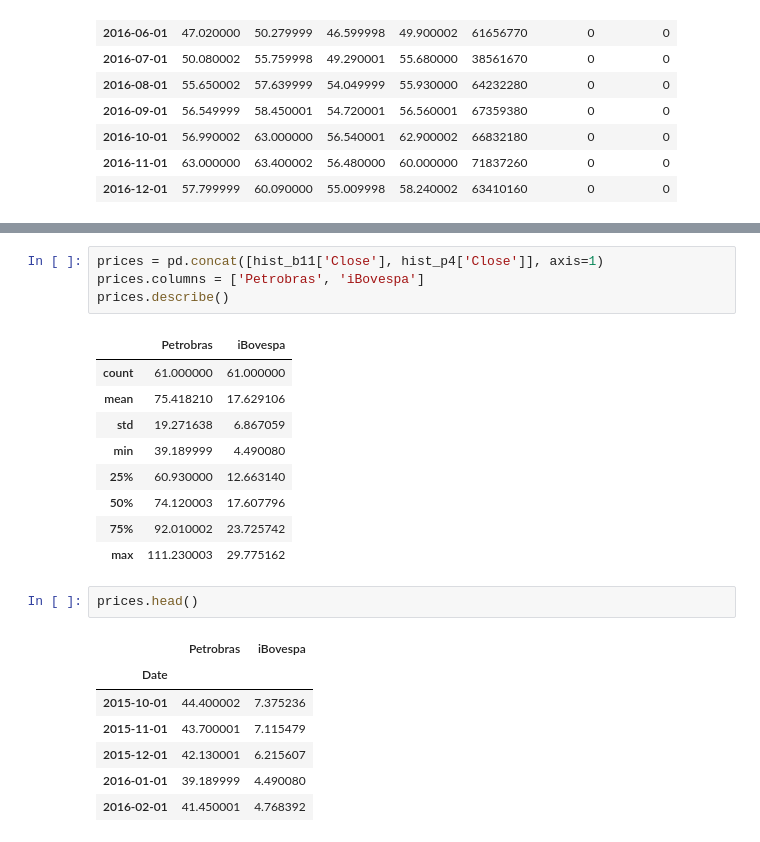
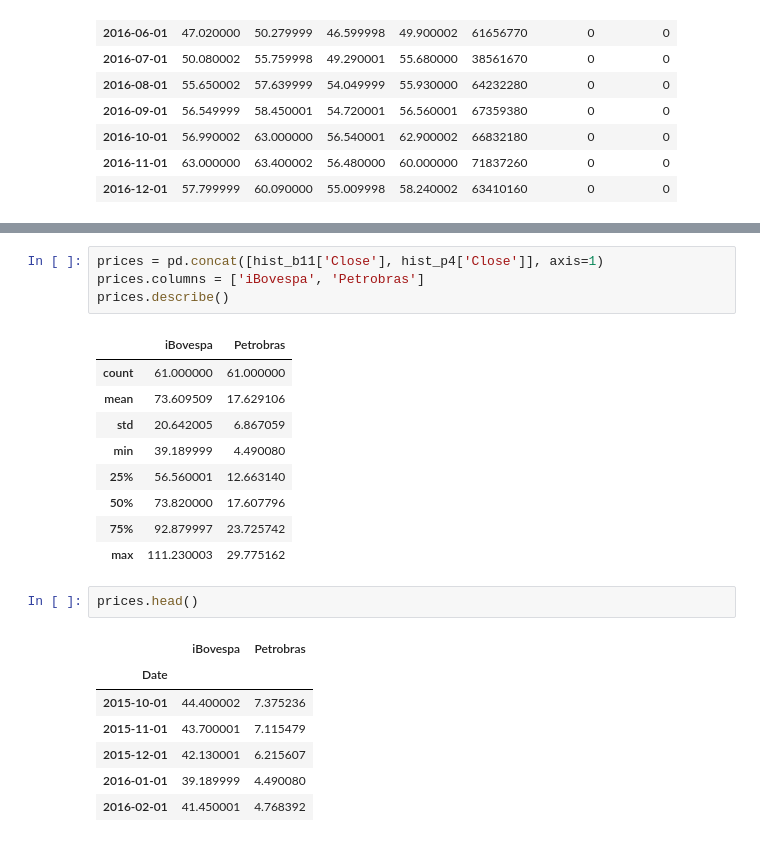
Before and after one commit to BretasArthur/CAPyM, a Jupyter notebook: PETR4 & BOVA11 - Importing and Cleaning Data.ipynb, the cells around one changed output, grey strips where cells are left out. Saved outputs shown, nothing was run; the diff lists cells and outputs as text.

```diff
--- a/PETR4 & BOVA11 - Importing and Cleaning Data.ipynb
+++ b/PETR4 & BOVA11 - Importing and Cleaning Data.ipynb
@@ -110,22 +110,22 @@ hist_p4.head(15)
 | 2016-12-01 | 14.843241 | 15.167937 | 12.997113 | 13.794937 | 7.850627e+08 | 0.0 | 0 |
 # %%
 prices = pd.concat([hist_b11['Close'], hist_p4['Close']], axis=1)
-prices.columns = ['Petrobras', 'iBovespa']
+prices.columns = ['iBovespa', 'Petrobras']
 prices.describe()
 # %% [output]
-|  | Petrobras | iBovespa |
+|  | iBovespa | Petrobras |
 | count | 61.000000 | 61.000000 |
-| mean | 75.418210 | 17.629106 |
-| std | 19.271638 | 6.867059 |
+| mean | 73.609509 | 17.629106 |
+| std | 20.642005 | 6.867059 |
 | min | 39.189999 | 4.490080 |
-| 25% | 60.930000 | 12.663140 |
-| 50% | 74.120003 | 17.607796 |
-| 75% | 92.010002 | 23.725742 |
+| 25% | 56.560001 | 12.663140 |
+| 50% | 73.820000 | 17.607796 |
+| 75% | 92.879997 | 23.725742 |
 | max | 111.230003 | 29.775162 |
 # %%
 prices.head()
 # %% [output]
-|  | Petrobras | iBovespa |
+|  | iBovespa | Petrobras |
 | Date |  |  |
 | 2015-10-01 | 44.400002 | 7.375236 |
 | 2015-11-01 | 43.700001 | 7.115479 |
```
Also changed, not shown: parts of 11 cells of this notebook.
